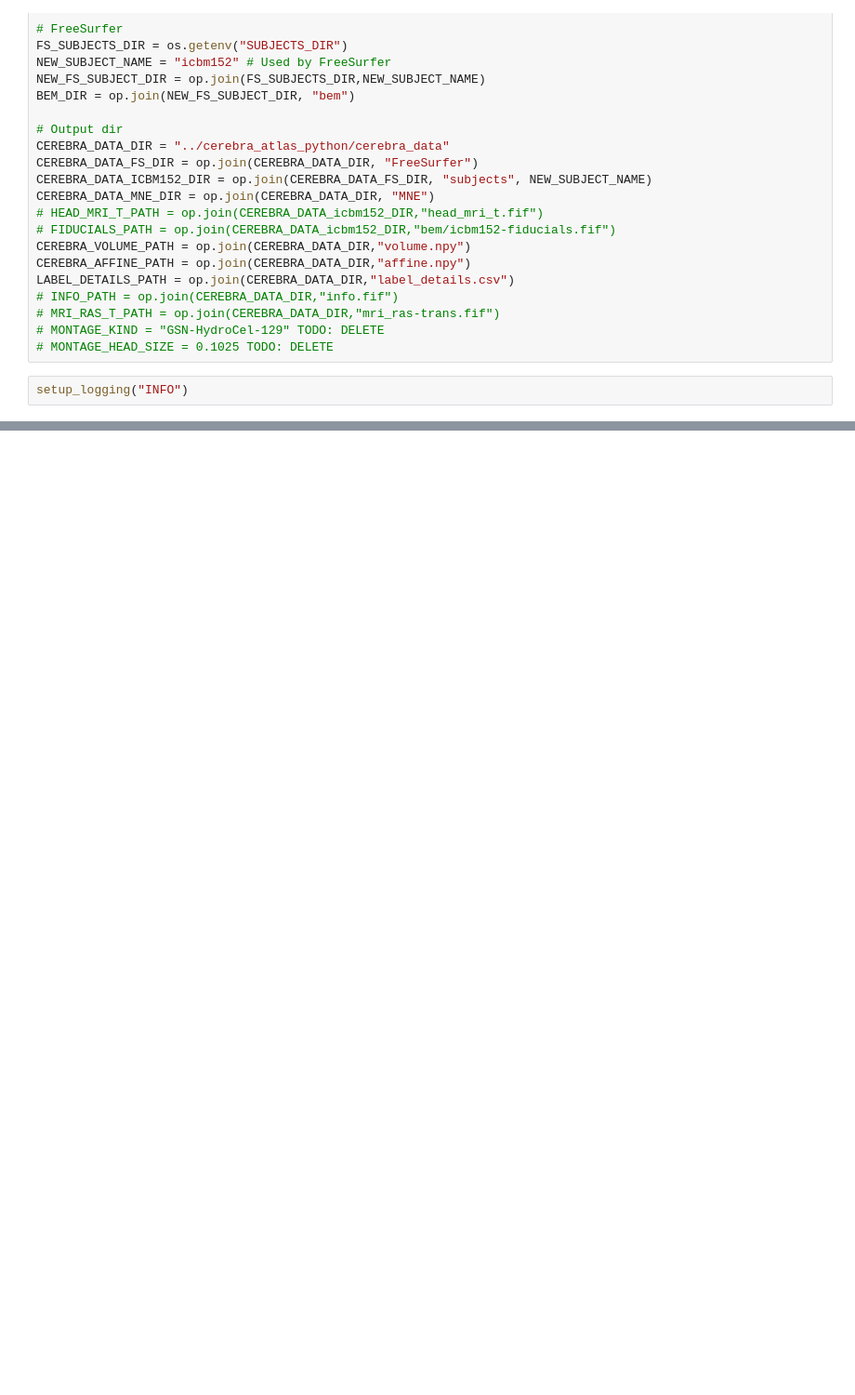
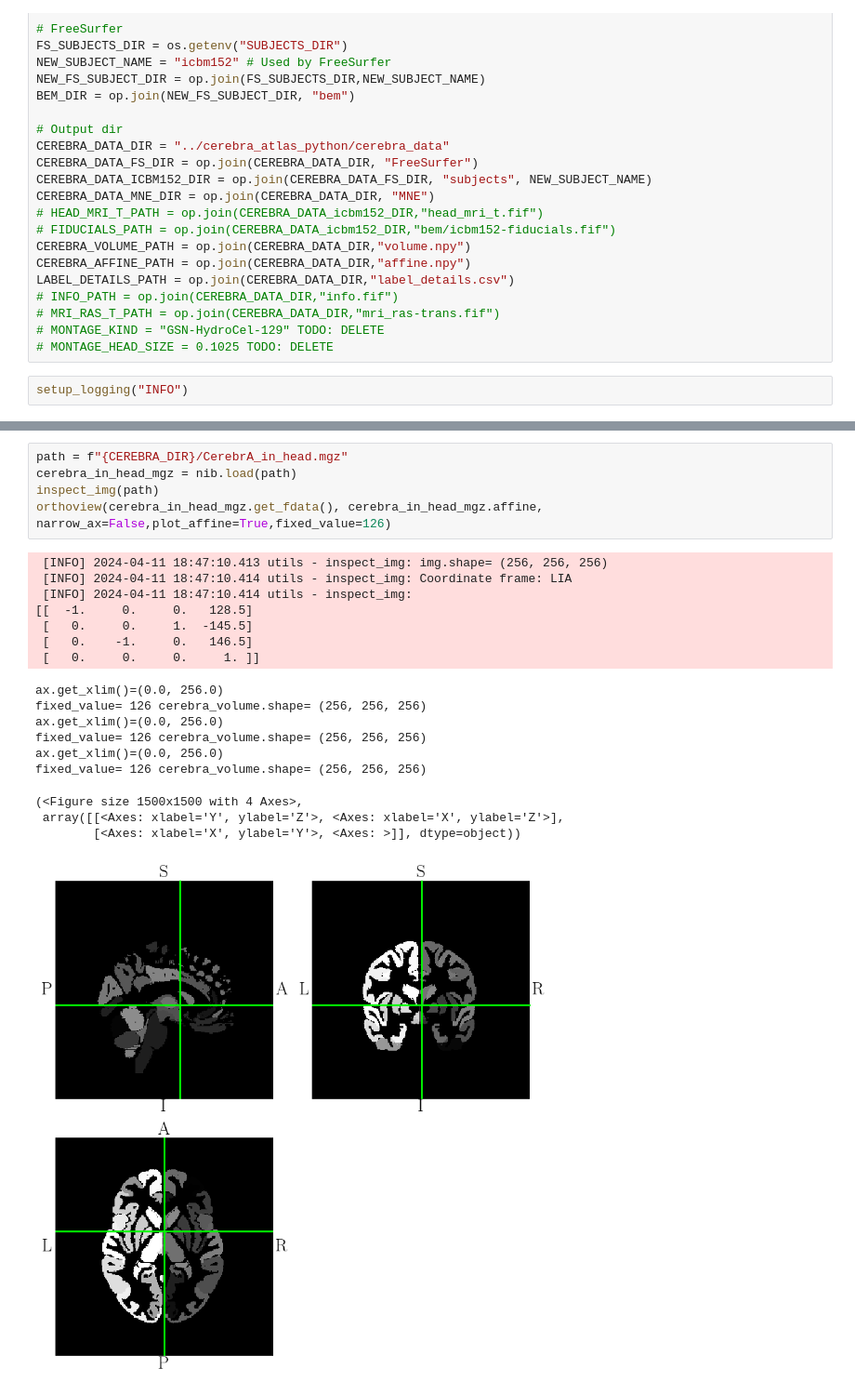
Before and after one commit to kdotdot/cerebra_atlas_python, a Jupyter notebook: notebooks/0.1-visualize-cerebra-data.ipynb, the cells around one changed output, grey strips where cells are left out. Shown at 93% size. Saved outputs shown, nothing was run; the diff lists cells and outputs as text; blank space fills up the shorter version.

```diff
--- a/notebooks/0.1-visualize-cerebra-data.ipynb
+++ b/notebooks/0.1-visualize-cerebra-data.ipynb
@@ -446,0 +133,23 @@ Error:
+# %%
+path = f"{CEREBRA_DIR}/CerebrA_in_head.mgz"
+cerebra_in_head_mgz = nib.load(path)
+inspect_img(path)
+orthoview(cerebra_in_head_mgz.get_fdata(), cerebra_in_head_mgz.affine, narrow_ax=False,plot_affine=True,fixed_value=126)
+# %% [output]
+ [INFO] 2024-04-11 18:47:10.413 utils - inspect_img: img.shape= (256, 256, 256)
+ [INFO] 2024-04-11 18:47:10.414 utils - inspect_img: Coordinate frame: LIA
+ [INFO] 2024-04-11 18:47:10.414 utils - inspect_img:
+[[  -1.     0.     0.   128.5]
+ [   0.     0.     1.  -145.5]
+ [   0.    -1.     0.   146.5]
+ [   0.     0.     0.     1. ]]
+ax.get_xlim()=(0.0, 256.0)
+fixed_value= 126 cerebra_volume.shape= (256, 256, 256)
+ax.get_xlim()=(0.0, 256.0)
+fixed_value= 126 cerebra_volume.shape= (256, 256, 256)
+ax.get_xlim()=(0.0, 256.0)
+fixed_value= 126 cerebra_volume.shape= (256, 256, 256)
+(<Figure size 1500x1500 with 4 Axes>,
+ array([[<Axes: xlabel='Y', ylabel='Z'>, <Axes: xlabel='X', ylabel='Z'>],
+        [<Axes: xlabel='X', ylabel='Y'>, <Axes: >]], dtype=object))
+[figure, added]
```
Also changed, not shown: parts of 40 cells of this notebook, 27 other files.
